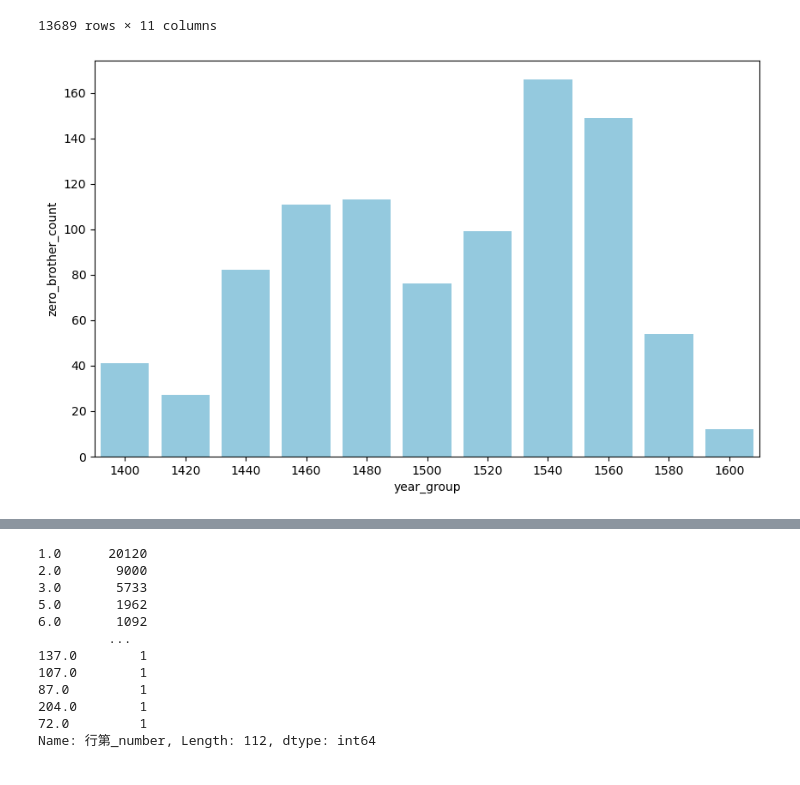
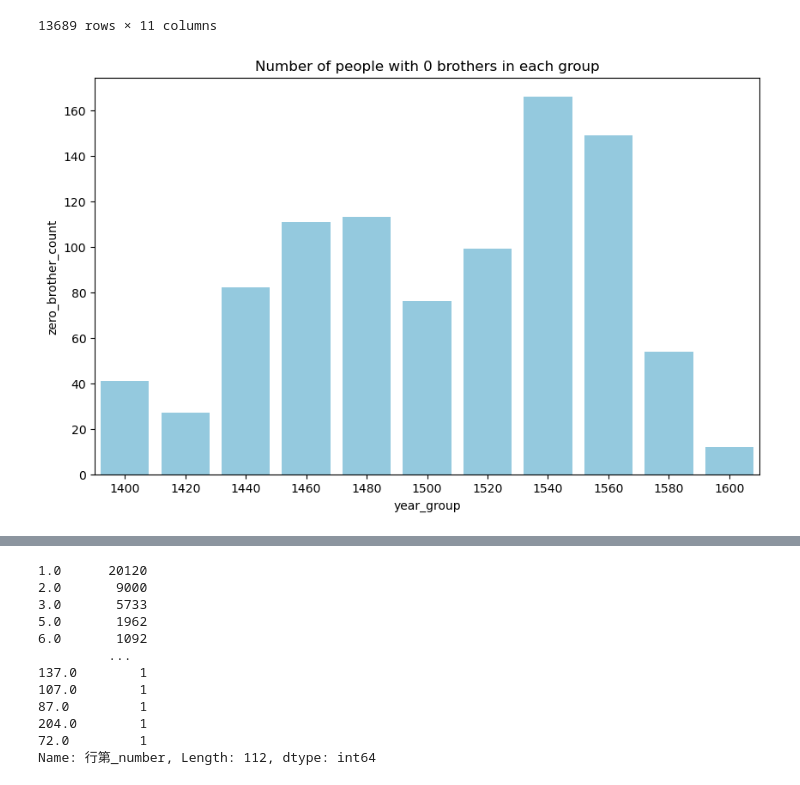
Before and after one commit to sudoghut/ming_provincial_metropolitan_palace_exam_rank_correlation, a Jupyter notebook: brothers.ipynb, the cells around one changed output, grey strips where cells are left out. Drawn from its saved outputs; the diff is of its cells as text; code cells hidden in the pictures.

```diff
--- a/brothers.ipynb
+++ b/brothers.ipynb
@@ -136,10 +137,11 @@ df_subset
 # %%
 # visualize df_subset_grouped_by_zero
 plt.figure(figsize=(10, 6))
 sns.barplot(x='year_group', y='zero_brother_count', data=df_subset_grouped_by_zero, color='skyblue')
+plt.title('Number of people with 0 brothers in each group')
 plt.show()
 # %% [output]
-[figure, old version]
+[figure, new version]
 # %%
 # Read 行第_number.csv, and great 行第_number column
 df_hangdi = pd.read_csv('行第_number.csv', encoding='utf-8-sig')
```
Also changed, not shown: parts of 4 cells of this notebook.
